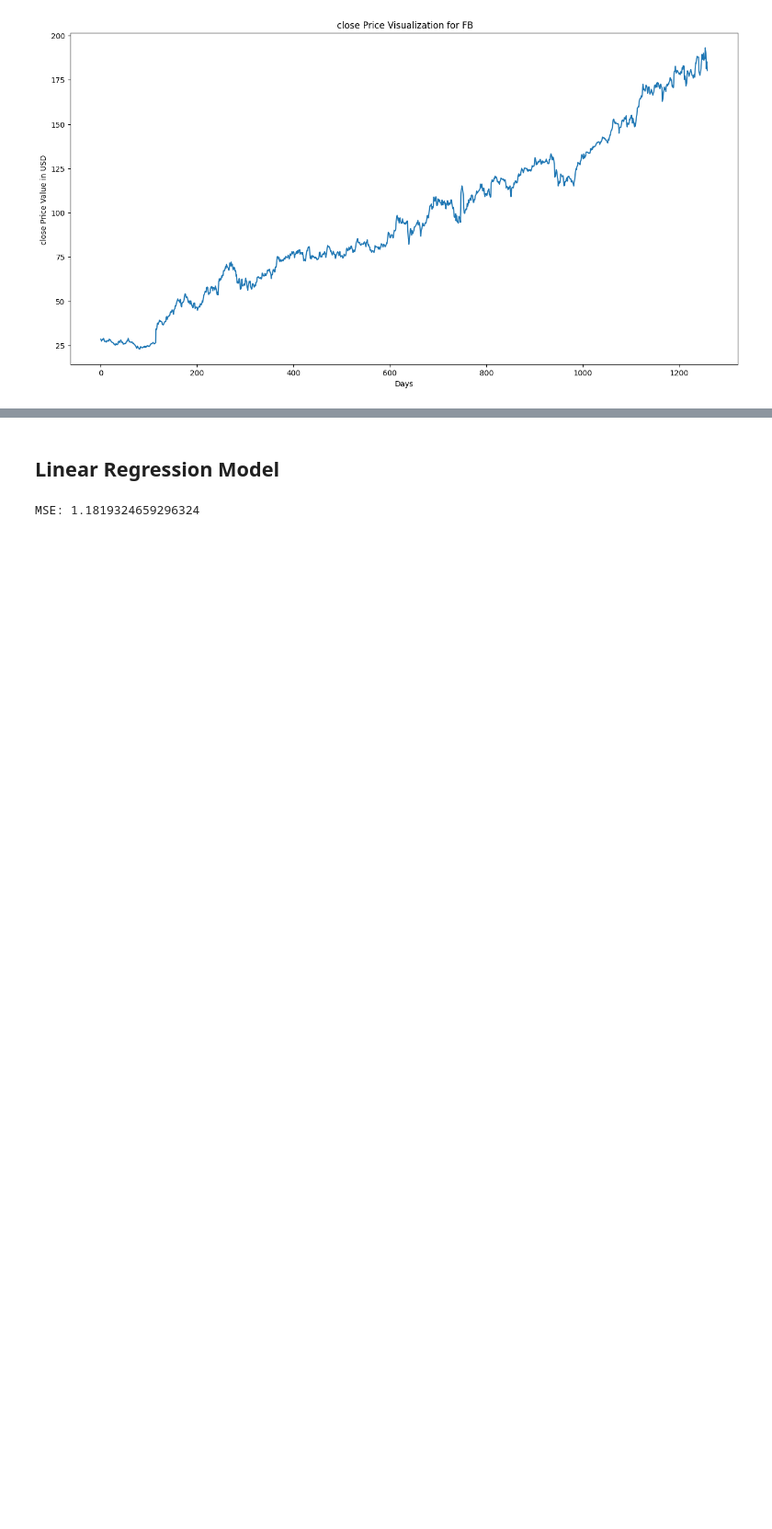
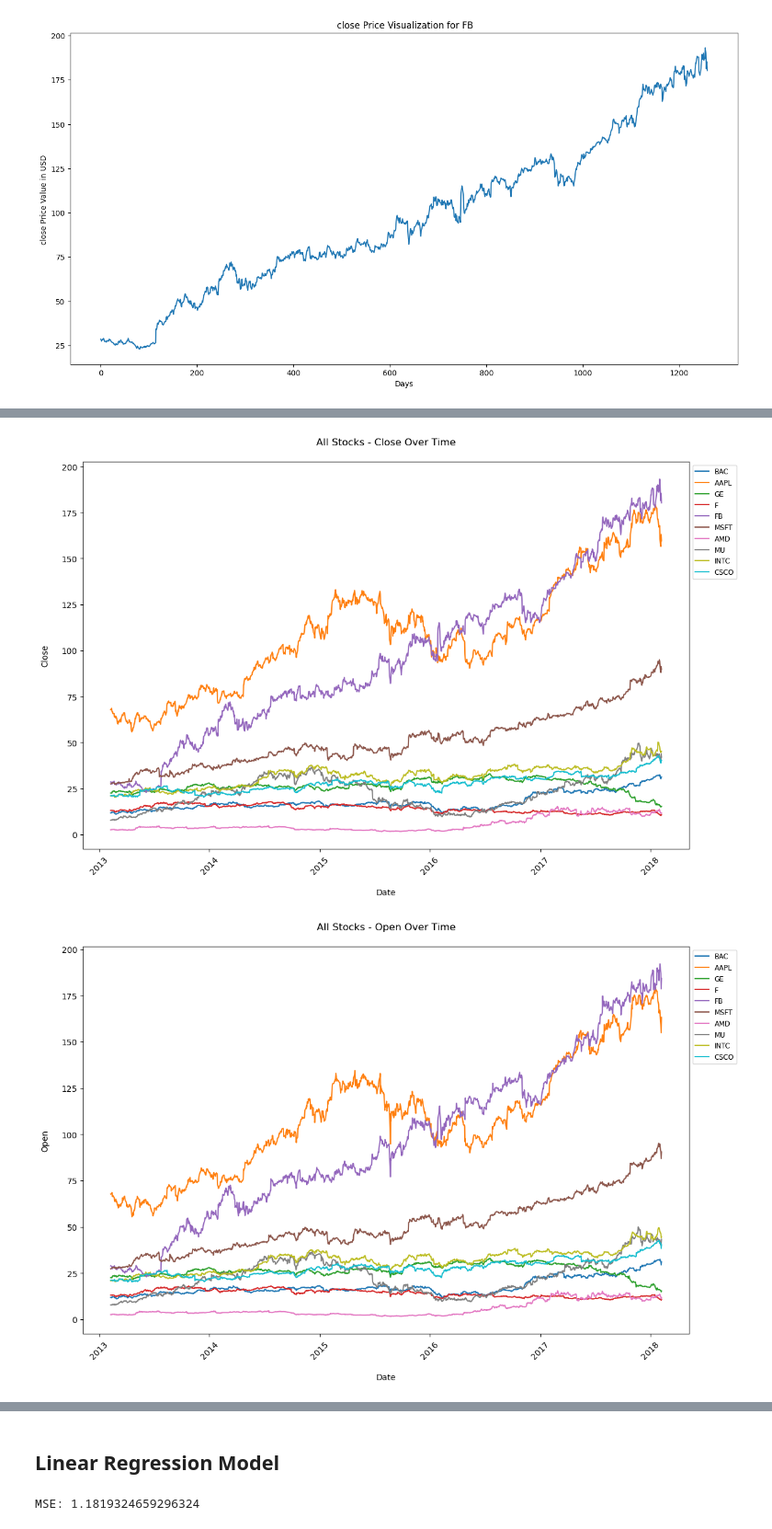
Before and after one commit to paarthvisharma/StockPricePrediction, a Jupyter notebook: StockPrediction.ipynb, the cells around one changed output, grey strips where cells are left out. Shown at 92% size. Drawn from its saved outputs; the diff is of its cells as text; code cells hidden in the pictures; blank space fills up the shorter version.

```diff
--- a/StockPrediction.ipynb
+++ b/StockPrediction.ipynb
@@ -183,0 +219,23 @@ plot(filtered_df, 'FB', 'close')
+# %%
+def visualize_all_stocks_prices(data, price_type):
+    plt.figure(figsize=(12, 8))
+
+    for stock in top_10_stocks:
+        stock_data = data[data['Name'] == stock]
+        plt.plot(stock_data['date'], stock_data[price_type], label=stock)
+
+    plt.title(f'All Stocks - {price_type.capitalize()} Over Time', pad=20)
+    plt.xlabel('Date', labelpad=15)
+    plt.ylabel(price_type.capitalize(), labelpad=15)
+    plt.legend(loc='upper left', bbox_to_anchor=(1, 1), fontsize='small')
+    plt.xticks(rotation=45)
+    plt.tight_layout()
+    plt.show()
+
+# Visualize Prices Over Time for All Stocks
+price_types = ['close', 'open', 'high', 'low']
+for price_type in price_types:
+    visualize_all_stocks_prices(filtered_df, price_type)
+# %% [output]
+[figure, added]
+[figure, added]
```
Also changed, not shown: parts of 4 cells of this notebook, 1 other file.
